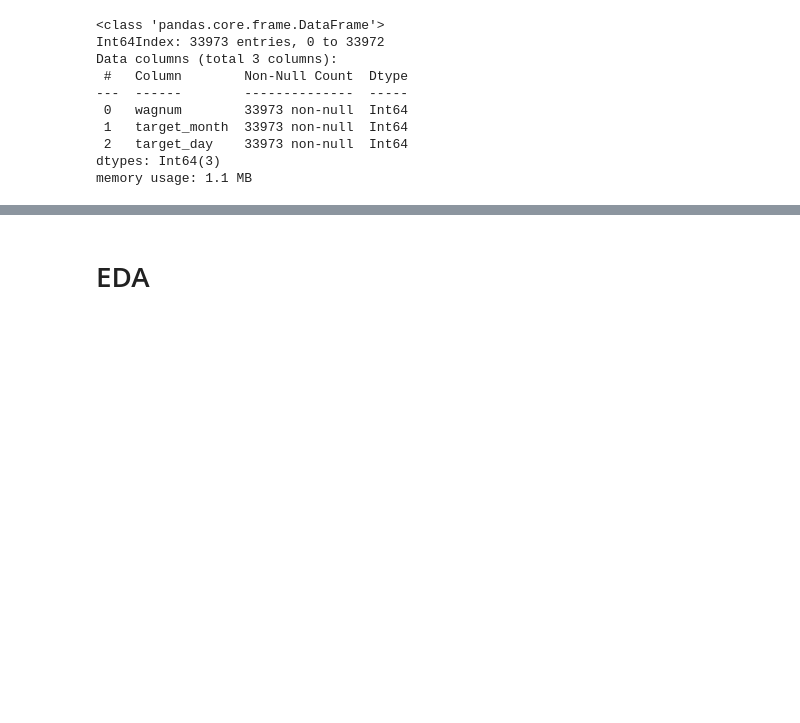
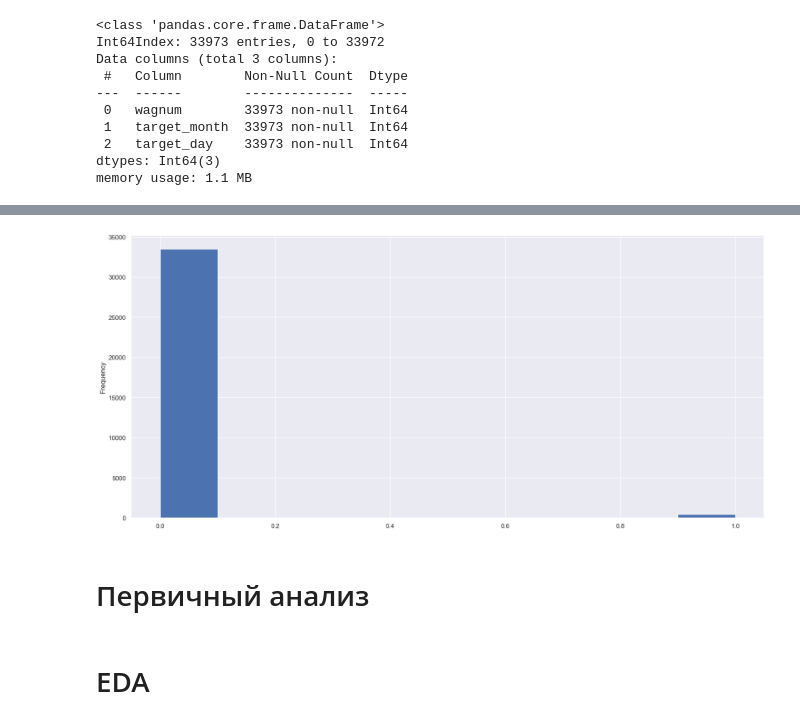
Before and after one commit to apet105/dod_datawagon, a Jupyter notebook: Data_prep_mayer/Data_prep+Feature_engineering.ipynb, the cells around one changed output, grey strips where cells are left out. Cells and saved outputs as stored; diff of their text form; code cells hidden in the pictures; blank space fills up the shorter version.

```diff
--- a/Data_prep_mayer/Data_prep+Feature_engineering.ipynb
+++ b/Data_prep_mayer/Data_prep+Feature_engineering.ipynb
@@ -271,2 +428,9 @@ memory usage: 1.1 MB
+# %%
+target['target_day'].plot(kind='hist')
+plt.show()
+# %% [output]
+[figure, added]
+# %% [markdown]
+# Первичный анализ
 # %% [markdown]
 # EDA
```
Also changed, not shown: parts of 48 cells of this notebook.
